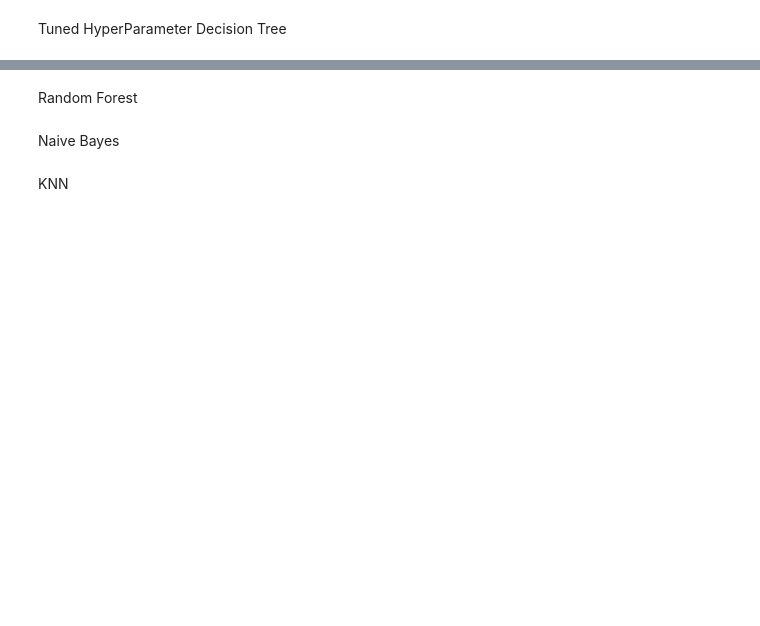
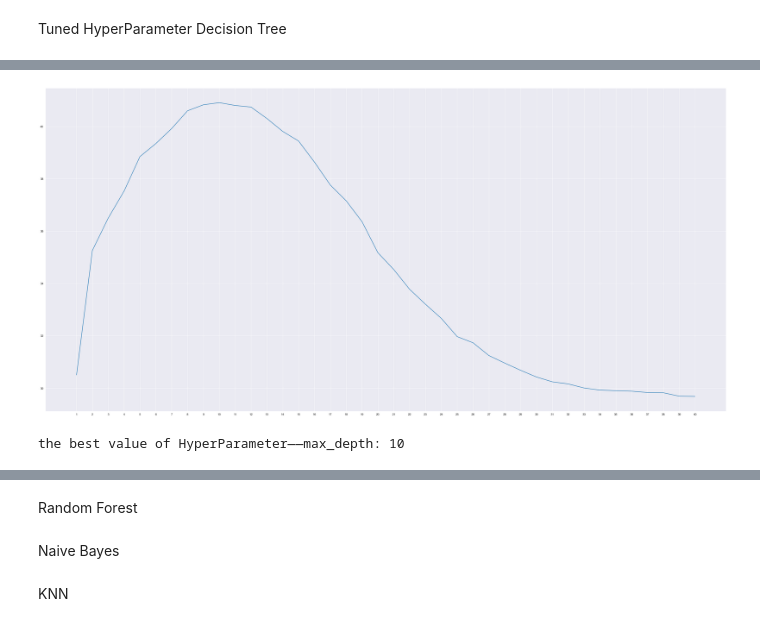
Before and after one commit to DIKLA2322/workspace, a Jupyter notebook: Healthcare_Management.ipynb, the cells around one changed output, grey strips where cells are left out. Drawn from its saved outputs; the diff is of its cells as text; code cells hidden in the pictures; blank space fills up the shorter version.

Commit message:
the best value of HyperParameter——max_depth: 10

```diff
--- a/Healthcare_Management.ipynb
+++ b/Healthcare_Management.ipynb
@@ -881,8 +898,13 @@ print(classification_report(Ytest,y_pred_DT))
 # %% [markdown]
 Tuned HyperParameter Decision Tree
 # %%
-dt_tuned = DecisionTreeClassifier(criterion = 'gini', max_depth=11, random_state = 10)
-
-decision_tree_tuned = dt_tuned.fit(Xtrain, Ytrain)
-y_pred_DT_tuned = decision_tree_tuned.predict(Xtest)
-accuracy_score(Ytest,y_pred_DT_tuned)*100
+from tqdm import tqdm
+accuracy_score_list = []
+for i in range(1, 41):
+    dt_tuned = DecisionTreeClassifier(criterion='gini', splitter="best", max_depth=i, random_state=10)
+    decision_tree_tuned = dt_tuned.fit(Xtrain, Ytrain)
+    y_pred_DT_tuned = decision_tree_tuned.predict(Xtest)
+    print("current_depth: " + str(i), end="\t")
+    accuracy = accuracy_score(Ytest, y_pred_DT_tuned) * 100
+    print("accuracy: " + str(accuracy))
+    accuracy_score_list.append(float(accuracy))
@@ -889,2 +929,12 @@ accuracy_score(Ytest,y_pred_DT_tuned)*100
+# %%
+plt.figure(figsize=[41, 20])
+plt.plot(range(1, 41), accuracy_score_list)
+plt.xticks(range(1, 41))
+plt.show()
+value = max(accuracy_score_list)
+print("the best value of HyperParameter——max_depth: " + str(accuracy_score_list.index(value)+1))
+# %% [output]
+[figure, added]
+the best value of HyperParameter——max_depth: 10
 # %%
 
```
Also changed, not shown: parts of 50 cells of this notebook.
